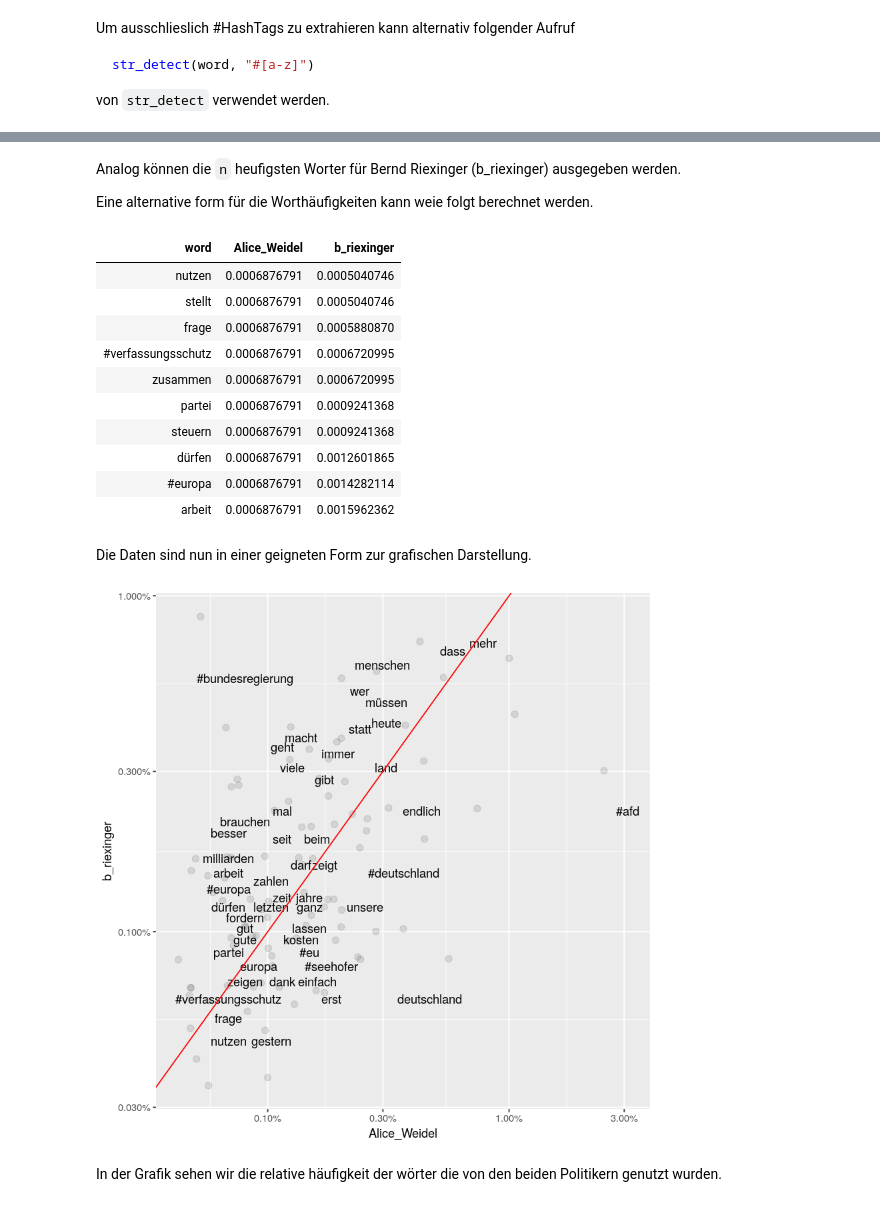
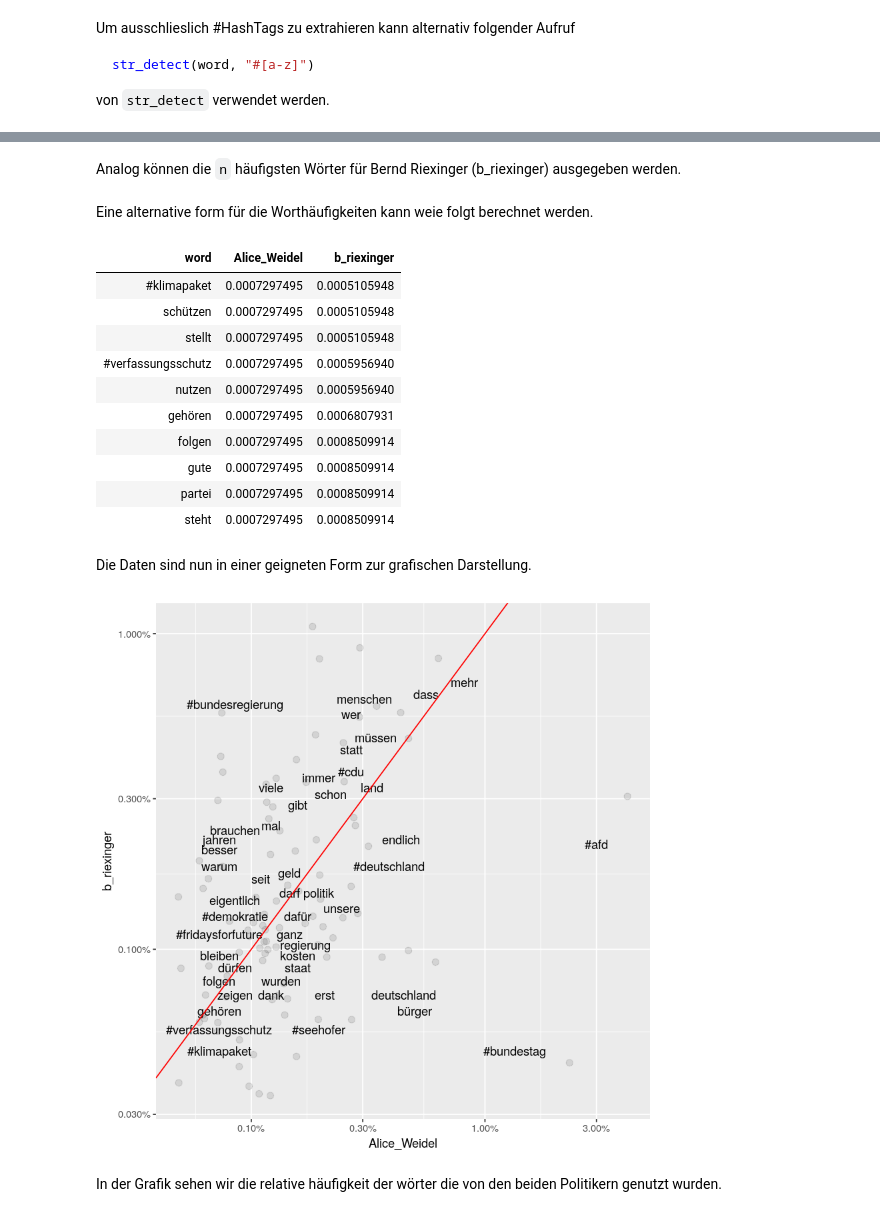
Before and after one commit to gesiscss/gesis_dataday_20, a Jupyter notebook: twitter-tm/Analyse.ipynb, the cells around one changed output, grey strips where cells are left out. Saved outputs shown, nothing was run; the diff lists cells and outputs as text; code cells hidden in the pictures.

```diff
--- a/twitter-tm/Analyse.ipynb
+++ b/twitter-tm/Analyse.ipynb
@@ -51,8 +53,8 @@ The following object is masked from ‘package:readr’:
 
     col_factor
 # %%
-tweets_1.csv <- read_csv("twitter_output/twitter_1.csv")
-tweets_2.csv <- read_csv("twitter_output/twitter_2.csv")
+b_riexinger.csv <- read_csv("data/b_riexinger.csv")
+alice_weidel.csv <- read_csv("data/alice_weidel.csv")
 # %% [output]
 Parsed with column specification:
 cols(
@@ -72,5 +74,5 @@ cols(
   permalink = col_character()
 )
 # %%
-tweets <- bind_rows(tweets_1.csv %>% mutate(collection = "b_riexinger"),
-                    tweets_2.csv %>% mutate(collection = "Alice_Weidel"))
+tweets <- bind_rows(b_riexinger.csv %>% mutate(collection = "b_riexinger"),
+                    alice_weidel.csv %>% mutate(collection = "Alice_Weidel"))
@@ -148,39 +219,39 @@ Joining, by = "collection"
+# %% [markdown]
+Analog können die `n` häufigsten Wörter für Bernd Riexinger (b_riexinger) ausgegeben werden.
 # %% [markdown]
-Analog können die `n` heufigsten Worter für Bernd Riexinger (b_riexinger) ausgegeben werden.
-
 Eine alternative form für die Worthäufigkeiten kann weie folgt berechnet werden.
 # %%
-frequency <- frequency %>%
+frequency2 <- frequency %>%
   select(collection, word, freq) %>%
   spread(collection, freq) %>%
   arrange(Alice_Weidel, b_riexinger) %>%
   na.omit()
 
 
-frequency %>% head(n=10)
+frequency2 %>% head(n=10)
 # %% [output]
 | word | Alice_Weidel | b_riexinger |
-| nutzen | 0.0006876791 | 0.0005040746 |
-| stellt | 0.0006876791 | 0.0005040746 |
-| frage | 0.0006876791 | 0.0005880870 |
-| #verfassungsschutz | 0.0006876791 | 0.0006720995 |
-| zusammen | 0.0006876791 | 0.0006720995 |
-| partei | 0.0006876791 | 0.0009241368 |
-| steuern | 0.0006876791 | 0.0009241368 |
-| dürfen | 0.0006876791 | 0.0012601865 |
-| #europa | 0.0006876791 | 0.0014282114 |
-| arbeit | 0.0006876791 | 0.0015962362 |
+| #klimapaket | 0.0007297495 | 0.0005105948 |
+| schützen | 0.0007297495 | 0.0005105948 |
+| stellt | 0.0007297495 | 0.0005105948 |
+| #verfassungsschutz | 0.0007297495 | 0.0005956940 |
+| nutzen | 0.0007297495 | 0.0005956940 |
+| gehören | 0.0007297495 | 0.0006807931 |
+| folgen | 0.0007297495 | 0.0008509914 |
+| gute | 0.0007297495 | 0.0008509914 |
+| partei | 0.0007297495 | 0.0008509914 |
+| steht | 0.0007297495 | 0.0008509914 |
 # %% [markdown]
 Die Daten sind nun in einer geigneten Form zur grafischen Darstellung.
 # %%
-ggplot(frequency, aes(Alice_Weidel, b_riexinger)) +
+frequency2 %>% ggplot(aes(Alice_Weidel, b_riexinger)) +
   geom_jitter(alpha = 0.1, size = 2.5, width = 0.25, height = 0.25) +
   geom_text(aes(label = word), check_overlap = TRUE, vjust = 1.5) +
   scale_x_log10(labels = percent_format()) +
   scale_y_log10(labels = percent_format()) +
   geom_abline(color = "red")
 # %% [output]
-[figure, old version]
+[figure, new version]
 # %% [markdown]
 In der Grafik sehen wir die relative häufigkeit der wörter die von den beiden Politikern genutzt wurden.
 # %% [markdown]
```
Also changed, not shown: parts of 25 cells of this notebook.
